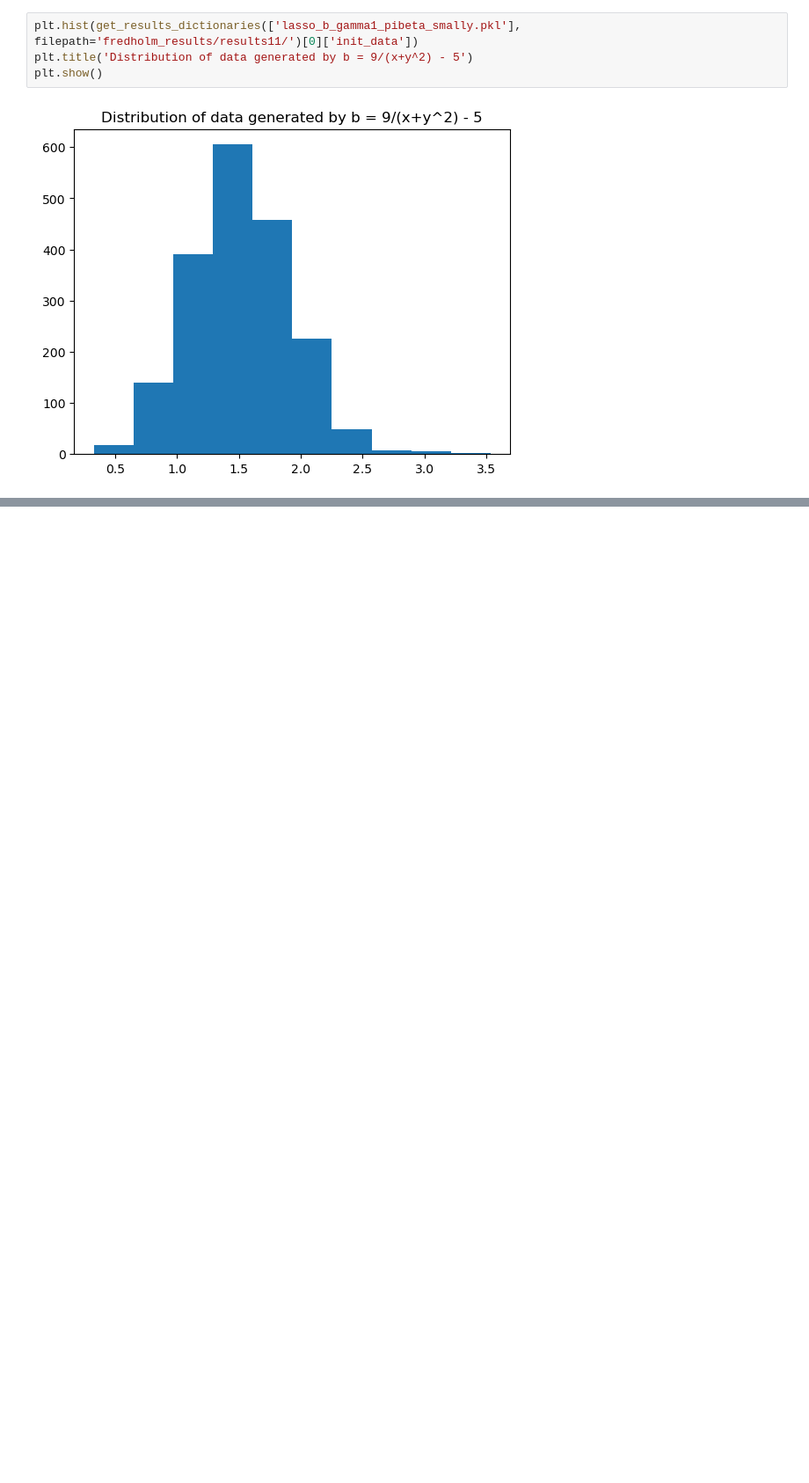
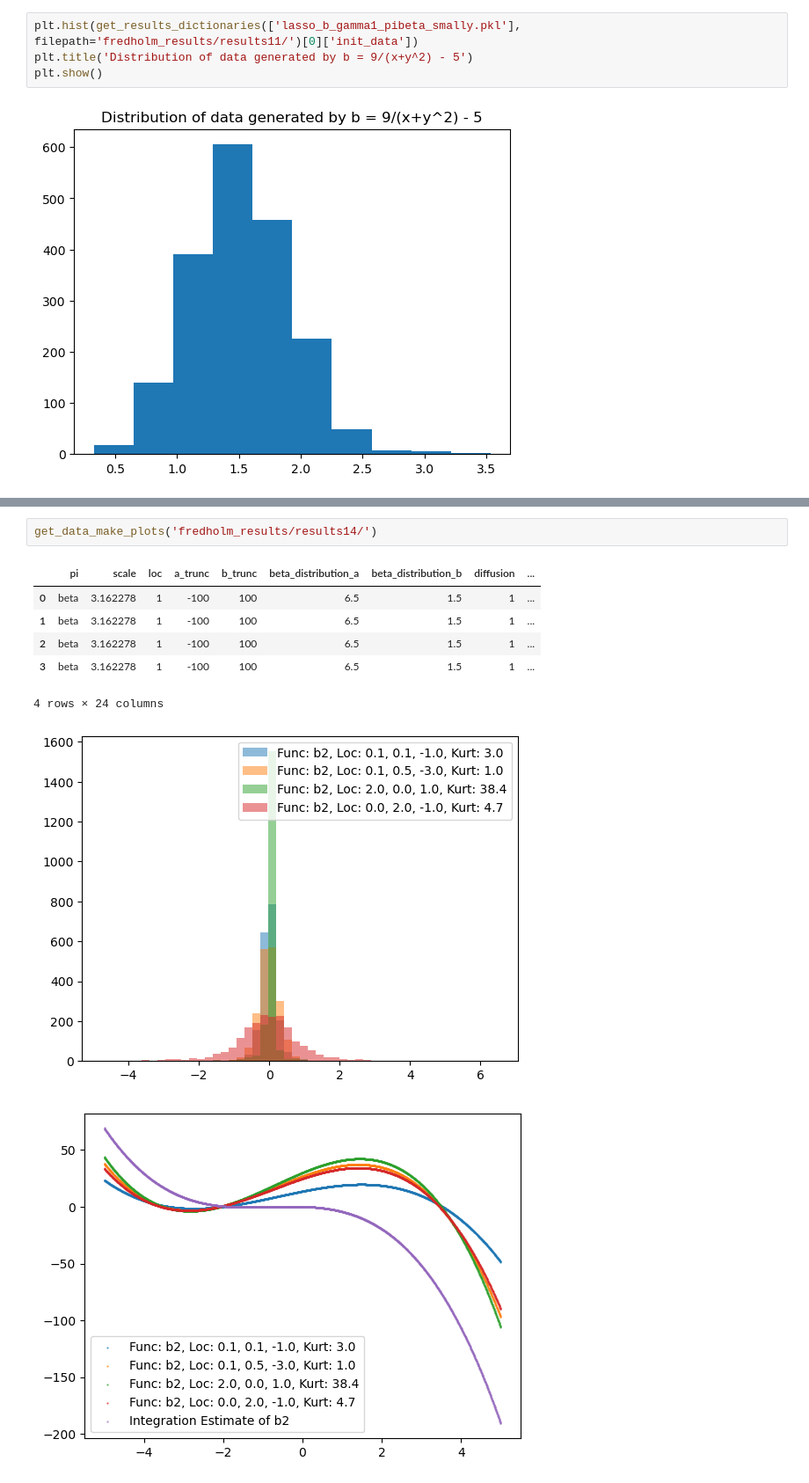
Before and after one commit to hubarruby/BayesSDEs, a Jupyter notebook: fredholm/plot_testing.ipynb, the cells around one changed output, grey strips where cells are left out. Shown at 88% size. Saved outputs shown, nothing was run; the diff lists cells and outputs as text; blank space fills up the shorter version.

```diff
--- a/fredholm/plot_testing.ipynb
+++ b/fredholm/plot_testing.ipynb
@@ -180,0 +209,11 @@ plt.show()
+# %%
+get_data_make_plots('fredholm_results/results14/')
+# %% [output]
+|  | pi | scale | loc | a_trunc | b_trunc | beta_distribution_a | beta_distribution_b | diffusion | ... |
+| 0 | beta | 3.162278 | 1 | -100 | 100 | 6.5 | 1.5 | 1 | ... |
+| 1 | beta | 3.162278 | 1 | -100 | 100 | 6.5 | 1.5 | 1 | ... |
+| 2 | beta | 3.162278 | 1 | -100 | 100 | 6.5 | 1.5 | 1 | ... |
+| 3 | beta | 3.162278 | 1 | -100 | 100 | 6.5 | 1.5 | 1 | ... |
+4 rows × 24 columns
+[figure, added]
+[figure, added]
```
Also changed, not shown: parts of 4 cells of this notebook, 1 other file.
